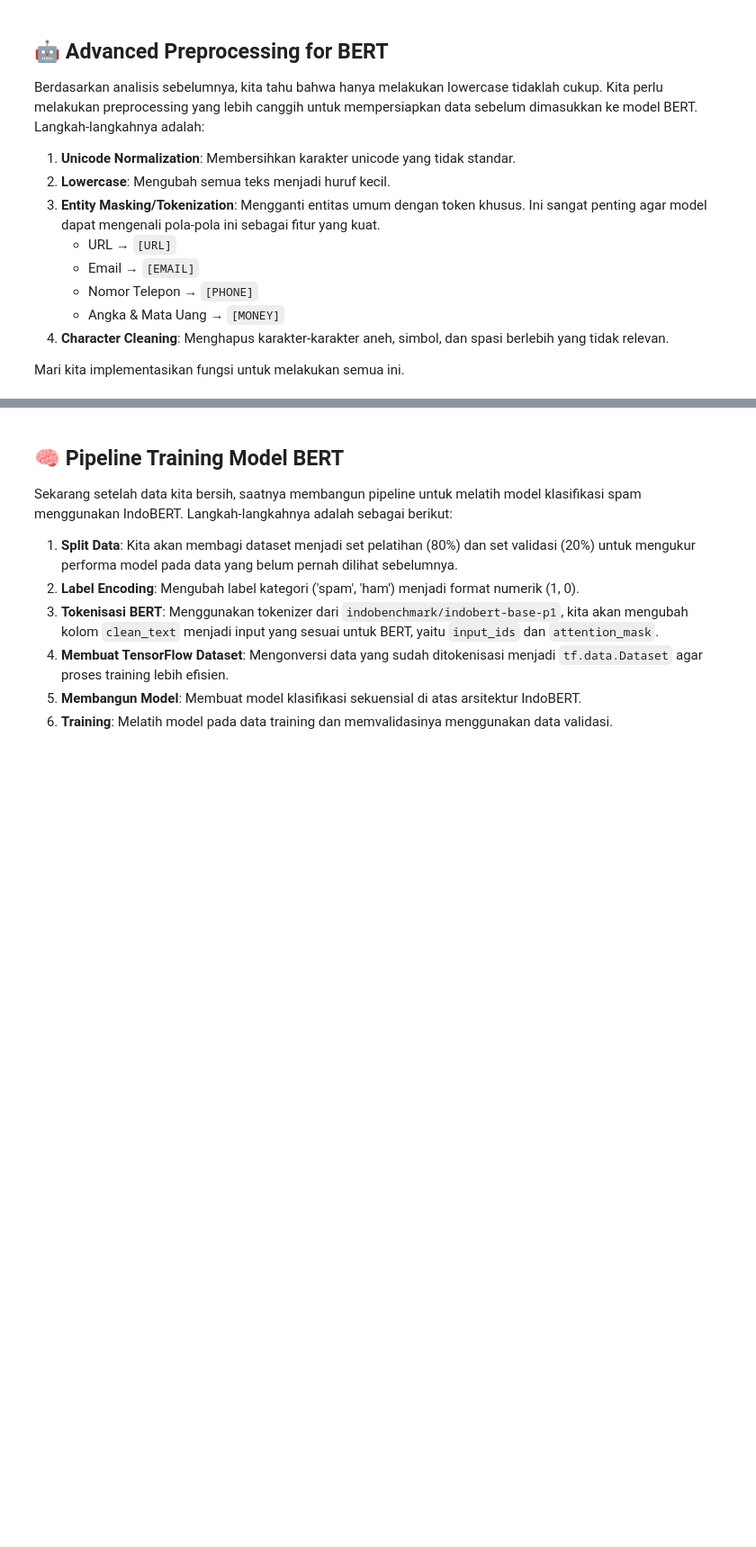
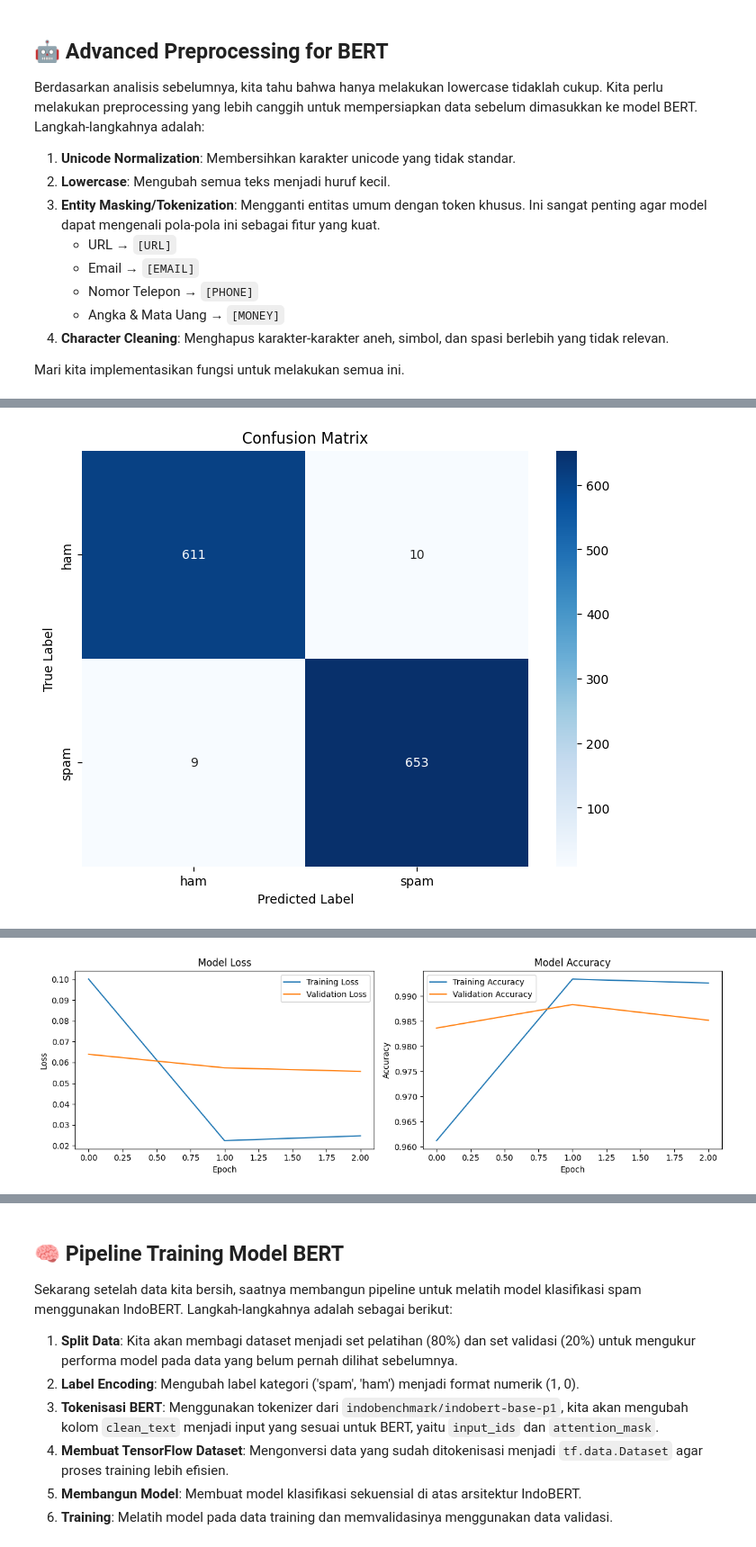
Before and after one commit to raihanhd12/ML_spam_detection, a Jupyter notebook: 2_dev.ipynb, the cells around one changed output, grey strips where cells are left out. Shown at 90% size. Drawn from its saved outputs; the diff is of its cells as text; code cells hidden in the pictures; blank space fills up the shorter version.

```diff
--- a/2_dev.ipynb
+++ b/2_dev.ipynb
@@ -353,0 +534,74 @@ print(f"✅ Model dan tokenizer berhasil disimpan di: {MODEL_PATH}")
+# %%
+# Evaluasi performa model
+import numpy as np
+from sklearn.metrics import classification_report, confusion_matrix, accuracy_score
+import matplotlib.pyplot as plt
+import seaborn as sns
+
+# Prediksi pada data validasi
+print("Melakukan prediksi pada data validasi...")
+predictions = model.predict(val_dataset)
+predicted_labels = np.argmax(predictions.logits, axis=1)
+
+# Evaluasi metrics
+accuracy = accuracy_score(y_val, predicted_labels)
+print(f"\n✅ Akurasi Model: {accuracy:.4f} ({accuracy*100:.2f}%)")
+
+# Classification report detail
+print("\n=== CLASSIFICATION REPORT ===")
+target_names = ['ham', 'spam']
+print(classification_report(y_val, predicted_labels, target_names=target_names))
+
+# Confusion Matrix
+cm = confusion_matrix(y_val, predicted_labels)
+plt.figure(figsize=(8, 6))
+sns.heatmap(cm, annot=True, fmt='d', cmap='Blues',
+            xticklabels=target_names, yticklabels=target_names)
+plt.title('Confusion Matrix')
+plt.ylabel('True Label')
+plt.xlabel('Predicted Label')
+plt.show()
+
+# Analisis kesalahan prediksi
+print("\n=== ANALISIS KESALAHAN PREDIKSI ===")
+errors = np.where(y_val != predicted_labels)[0]
+print(f"Total kesalahan prediksi: {len(errors)} dari {len(y_val)} sampel")
+
+if len(errors) > 0:
+    print("\n📝 Contoh kesalahan prediksi:")
+    error_indices = errors[:5]  # Ambil 5 contoh pertama
+
+    for i, idx in enumerate(error_indices, 1):
+        real_idx = y_val.iloc[idx] if hasattr(y_val, 'iloc') else y_val[idx]
+        pred_idx = predicted_labels[idx]
+        text_idx = X_val.iloc[idx] if hasattr(X_val, 'iloc') else X_val[idx]
+
+        real_label = 'spam' if real_idx == 1 else 'ham'
+        pred_label = 'spam' if pred_idx == 1 else 'ham'
+
+        print(f"\n{i}. Text: {text_idx[:100]}...")
+        print(f"   True: {real_label} | Predicted: {pred_label}")
+
+# Plot training history
+print("\n=== TRAINING HISTORY ===")
+plt.figure(figsize=(12, 4))
+
+plt.subplot(1, 2, 1)
+plt.plot(history.history['loss'], label='Training Loss')
+plt.plot(history.history['val_loss'], label='Validation Loss')
+plt.title('Model Loss')
+plt.xlabel('Epoch')
+plt.ylabel('Loss')
+plt.legend()
+
+plt.subplot(1, 2, 2)
+plt.plot(history.history['accuracy'], label='Training Accuracy')
+plt.plot(history.history['val_accuracy'], label='Validation Accuracy')
+plt.title('Model Accuracy')
+plt.xlabel('Epoch')
+plt.ylabel('Accuracy')
+plt.legend()
+
+plt.tight_layout()
+plt.show()
+# %% [output]
@@ -353,0 +622 @@ print(f"✅ Model dan tokenizer berhasil disimpan di: {MODEL_PATH}")
+[figure, added]
@@ -353,0 +640 @@ print(f"✅ Model dan tokenizer berhasil disimpan di: {MODEL_PATH}")
+[figure, added]
```
Also changed, not shown: parts of 14 cells of this notebook.
